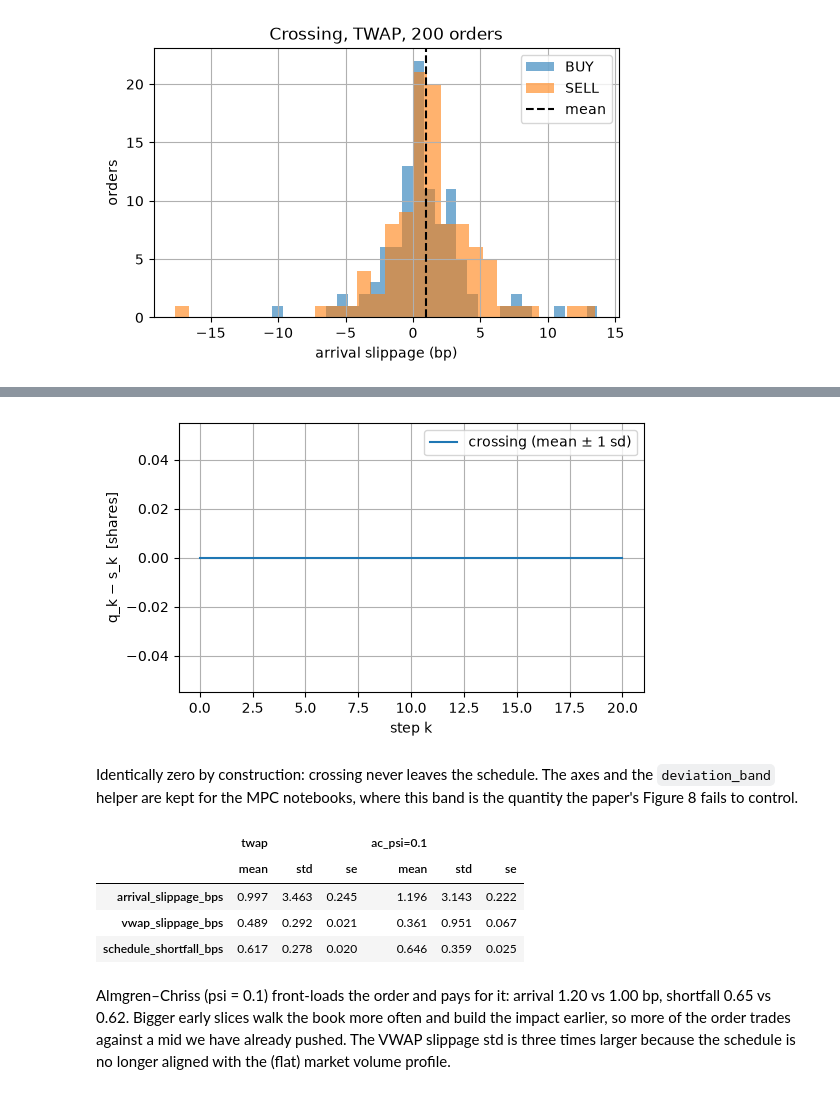
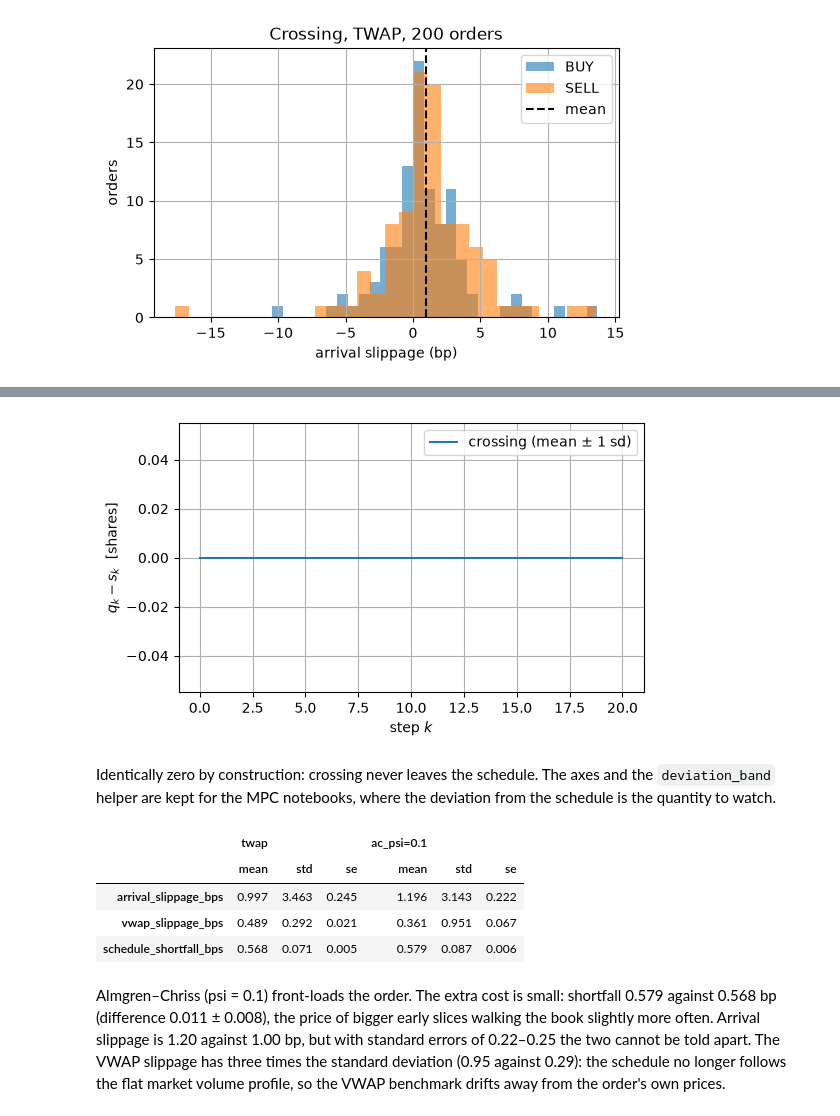
Before and after one commit to GioDiSalvo/mpc-execution, a Jupyter notebook: notebooks/02_crossing_baseline.ipynb, the cells around one changed output, grey strips where cells are left out. Cells and saved outputs as stored; diff of their text form; code cells hidden in the pictures.

```diff
--- a/notebooks/02_crossing_baseline.ipynb
+++ b/notebooks/02_crossing_baseline.ipynb
@@ -134,37 +145,38 @@ The curve is flat for the first ~7 steps: at this size the effect is below the n
 # %%
 def deviation_band(results, ax, label):
     dev = np.array([deviation(r) for r in results])
     m, s = dev.mean(0), dev.std(0)
     ax.plot(m, label=f"{label} (mean ± 1 sd)")
     ax.fill_between(range(len(m)), m - s, m + s, alpha=0.3)
 
 fig, ax = plt.subplots(figsize=(6, 3.5))
 deviation_band(results, ax, "crossing")
-ax.set(xlabel="step k", ylabel="q_k − s_k  [shares]")
+ax.set(xlabel=r"step $k$", ylabel=r"$q_k − s_k$  [shares]")
 ax.legend()
 ax.grid()
 fig.savefig(FIG / "02_deviation_path.png", dpi=150, bbox_inches="tight")
 plt.show()
 # %% [output]
-[figure, old version]
+[figure, new version]
 # %% [markdown]
 Identically zero by construction: crossing never leaves the schedule. The axes and the `deviation_band` helper
-are kept for the MPC notebooks, where this band is the quantity the paper's Figure 8 fails to control.
+are kept for the MPC notebooks, where the deviation from the schedule is the quantity to watch.
 # %%
 results_ac = run_many(params, Crossing, DT, almgren_chriss(Q, N, psi=0.1), N_ORDERS, seed0=0)
 df_ac = pd.DataFrame(map(summarize, results_ac))
-pd.concat({"twap": table(df), "ac_psi=0.1": table(df_ac)}, axis=1)
+pd.concat({"twap": table(df), "ac_psi=0.1": table(df_ac)}, axis=1).round(3)
 # %% [output]
 |  | twap |  |  | ac_psi=0.1 |  |  |
 |  | mean | std | se | mean | std | se |
 | arrival_slippage_bps | 0.997 | 3.463 | 0.245 | 1.196 | 3.143 | 0.222 |
 | vwap_slippage_bps | 0.489 | 0.292 | 0.021 | 0.361 | 0.951 | 0.067 |
-| schedule_shortfall_bps | 0.617 | 0.278 | 0.020 | 0.646 | 0.359 | 0.025 |
+| schedule_shortfall_bps | 0.568 | 0.071 | 0.005 | 0.579 | 0.087 | 0.006 |
 # %% [markdown]
-Almgren–Chriss (psi = 0.1) front-loads the order and pays for it: arrival 1.20 vs 1.00 bp, shortfall 0.65 vs 0.62.
-Bigger early slices walk the book more often and build the impact earlier, so more of the order trades
-against a mid we have already pushed. The VWAP slippage std is three times larger because the schedule
-is no longer aligned with the (flat) market volume profile.
+Almgren–Chriss (psi = 0.1) front-loads the order. The extra cost is small: shortfall 0.579 against 0.568 bp
+(difference 0.011 ± 0.008), the price of bigger early slices walking the book slightly more often.
+Arrival slippage is 1.20 against 1.00 bp, but with standard errors of 0.22–0.25 the two cannot be told apart.
+The VWAP slippage has three times the standard deviation (0.95 against 0.29): the schedule no longer follows the
+flat market volume profile, so the VWAP benchmark drifts away from the order's own prices.
 # %% [markdown]
 ## Conclusions
 
```
Also changed, not shown: parts of 9 cells of this notebook, 2 other files.
